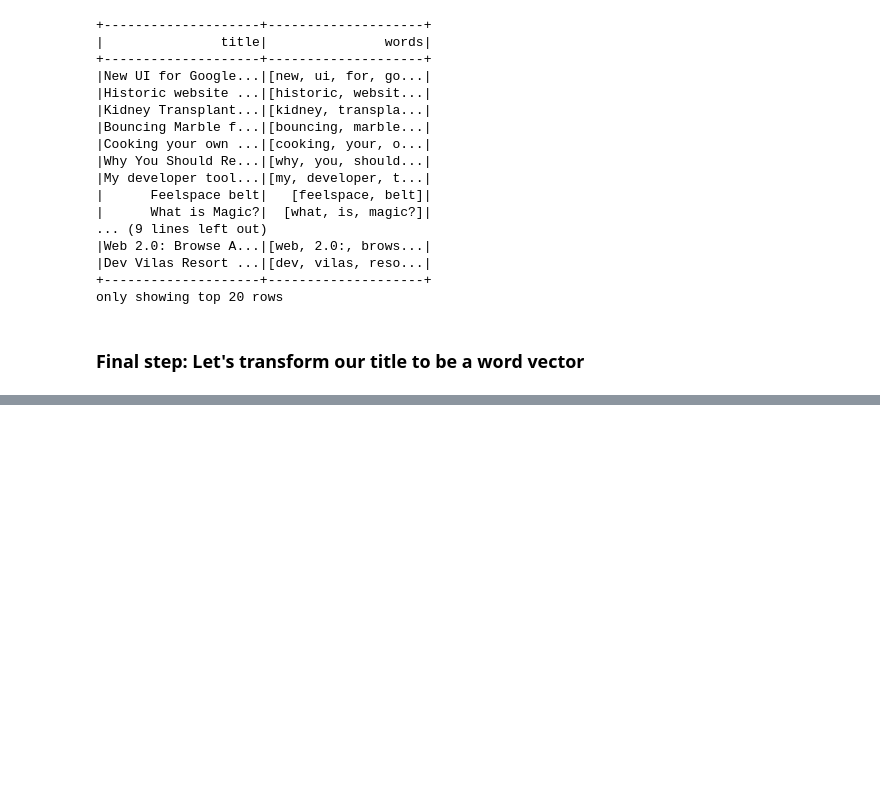
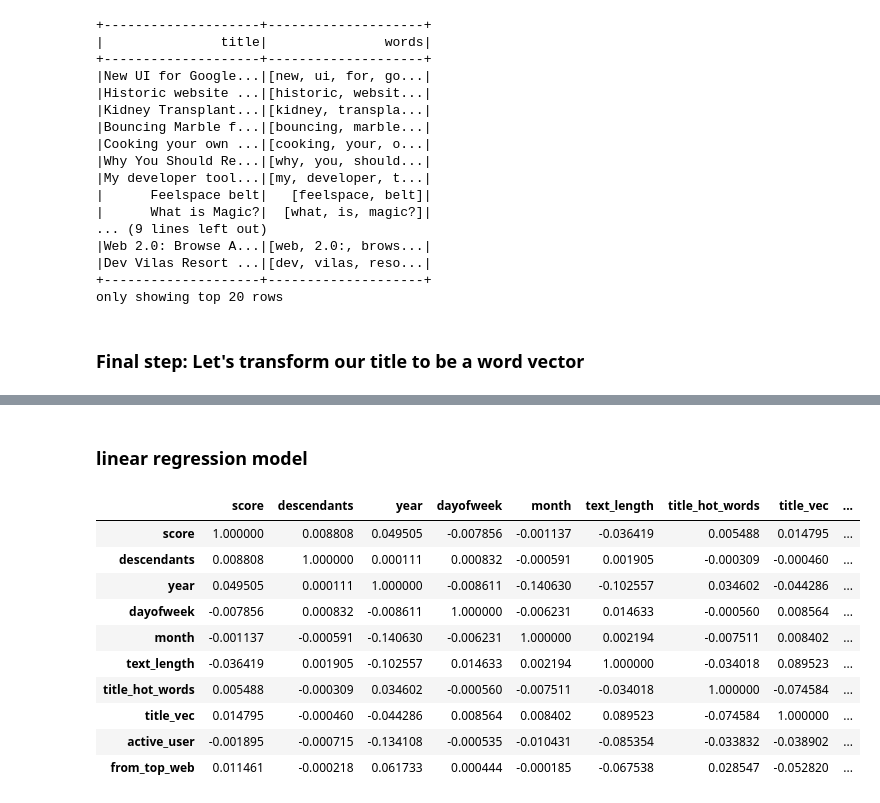
Before and after one commit to Chingsez/BigData_Final, a Jupyter notebook: bigdataproject.ipynb, the cells around one changed output, grey strips where cells are left out. Drawn from its saved outputs; the diff is of its cells as text; code cells hidden in the pictures; blank space fills up the shorter version.

Commit message:
Add linear&cluster

```diff
--- a/bigdataproject.ipynb
+++ b/bigdataproject.ipynb
@@ -1102,0 +1066,2 @@ story_final = model.transform(regexTokenized)
+# %%
+data = story_final.select([c for c in story_final.columns if c not in ['id', 'time_ts', 'title', 'url', 'text', 'deleted', 'dead']])
@@ -1102,0 +1099,57 @@ story_final = model.transform(regexTokenized)
+# %% [markdown]
+### linear regression model
+# %%
+#Change data type
+change = data.withColumn('active_user', f.col('active_user').cast('double'))
+change = change.withColumn('from_top_web', f.col('from_top_web').cast('double'))
+change = change.withColumn('title_vec', convert("title_vec"))
+# %%
+#Get a correlation matrix for numerical variables
+from pyspark.ml.feature import VectorAssembler
+from pyspark.mllib.stat import Statistics
+from pyspark.ml.stat import Correlation
+from pyspark.ml.feature import StandardScaler
+from pyspark.ml import Pipeline
+cols = ['score', 'descendants', 'year', 'dayofweek', 'month', 'text_length', 'title_hot_words', 'title_vec', 'active_user', 'from_top_web']
+assemble = VectorAssembler(inputCols=cols,
+                           outputCol='feat')
+#Normailize features
+norm = StandardScaler(
+    inputCol= 'feat'
+    , outputCol='normed'
+    , withMean=True
+    , withStd=True
+)
+
+pipeline = Pipeline(
+    stages=[
+        assemble
+        , norm
+    ])
+
+vector = pipeline.fit(change).transform(change).select('normed')
+matrix = Correlation.corr(vector, 'normed')
+#实测 Normalize 与否对 correlation matrix 影响不大
+# %%
+#Spark 有 bug直接 collect 会报错，下面两行是解决报错的
+#Ref:https://www.cnblogs.com/bonelee/p/10976253.html
+matrix.sql_ctx.sparkSession._jsparkSession = spark._jsparkSession
+matrix._sc = spark._sc
+corrmatrix = matrix.collect()[0][0].toArray().tolist()
+# %%
+import pandas as pd
+corr_df = pd.DataFrame(corrmatrix)
+corr_df.index, corr_df.columns = cols, cols
+corr_df
+# %% [output]
+|  | score | descendants | year | dayofweek | month | text_length | title_hot_words | title_vec | ... |
+| score | 1.000000 | 0.008808 | 0.049505 | -0.007856 | -0.001137 | -0.036419 | 0.005488 | 0.014795 | ... |
+| descendants | 0.008808 | 1.000000 | 0.000111 | 0.000832 | -0.000591 | 0.001905 | -0.000309 | -0.000460 | ... |
+| year | 0.049505 | 0.000111 | 1.000000 | -0.008611 | -0.140630 | -0.102557 | 0.034602 | -0.044286 | ... |
+| dayofweek | -0.007856 | 0.000832 | -0.008611 | 1.000000 | -0.006231 | 0.014633 | -0.000560 | 0.008564 | ... |
+| month | -0.001137 | -0.000591 | -0.140630 | -0.006231 | 1.000000 | 0.002194 | -0.007511 | 0.008402 | ... |
+| text_length | -0.036419 | 0.001905 | -0.102557 | 0.014633 | 0.002194 | 1.000000 | -0.034018 | 0.089523 | ... |
+| title_hot_words | 0.005488 | -0.000309 | 0.034602 | -0.000560 | -0.007511 | -0.034018 | 1.000000 | -0.074584 | ... |
+| title_vec | 0.014795 | -0.000460 | -0.044286 | 0.008564 | 0.008402 | 0.089523 | -0.074584 | 1.000000 | ... |
+| active_user | -0.001895 | -0.000715 | -0.134108 | -0.000535 | -0.010431 | -0.085354 | -0.033832 | -0.038902 | ... |
+| from_top_web | 0.011461 | -0.000218 | 0.061733 | 0.000444 | -0.000185 | -0.067538 | 0.028547 | -0.052820 | ... |
```
Also changed, not shown: parts of 44 cells of this notebook.
